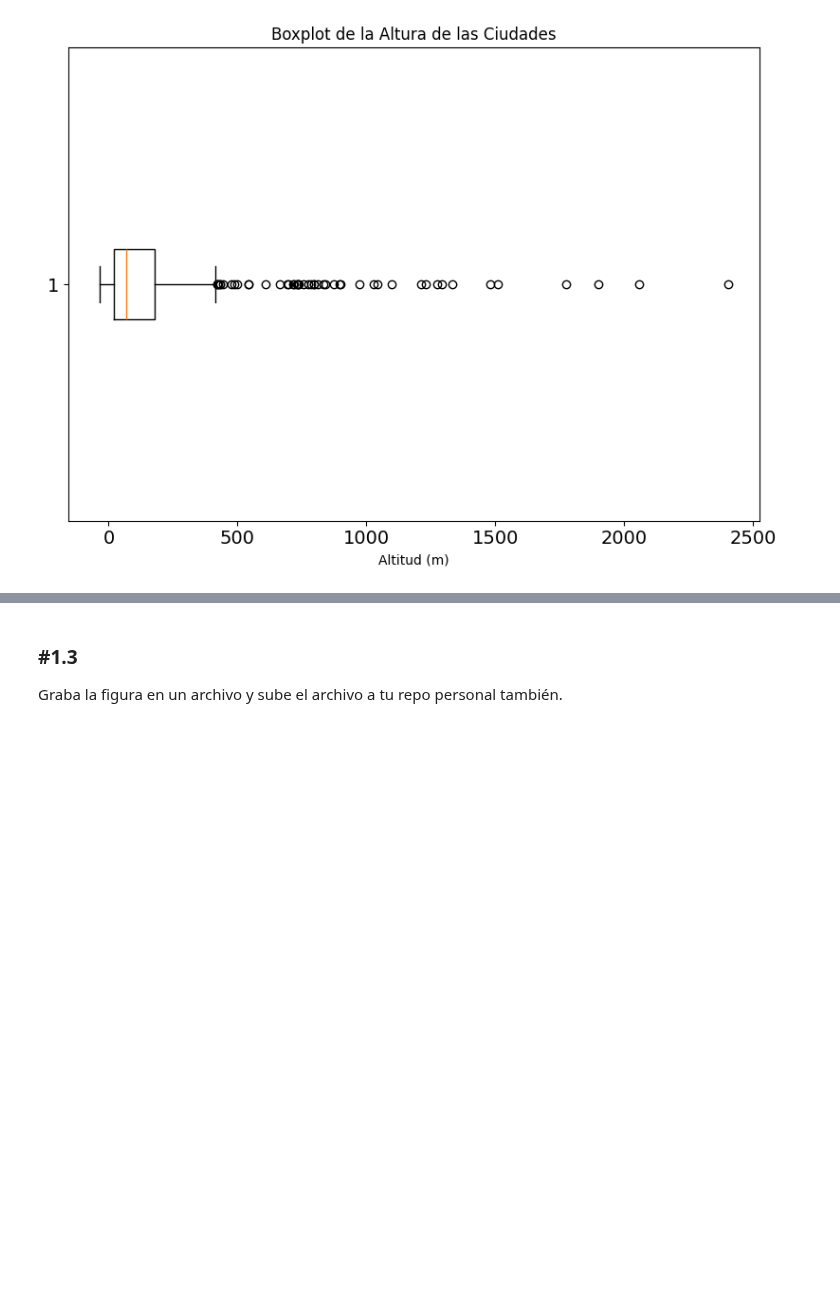
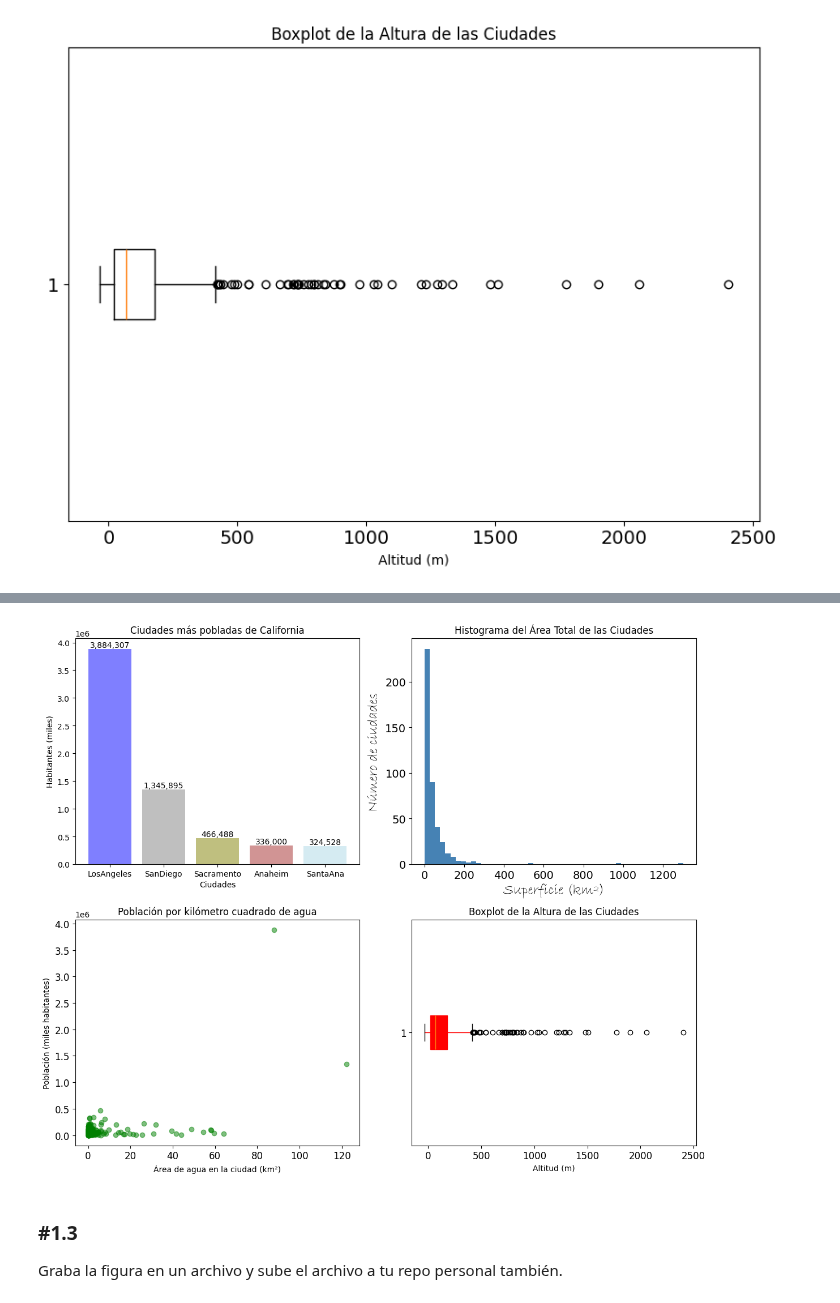
Before and after one commit to mariasanvals/DS_Online_Feb24_Exercises, a Jupyter notebook: 03_Analisis_de_Datos/Sprint_08/Unidad_01/Practica_Obligatoria/18_Practica_Obligatoria_Visualizacion_Basica.ipynb, the cells around one changed output, grey strips where cells are left out. Cells and saved outputs as stored; diff of their text form; code cells hidden in the pictures; blank space fills up the shorter version.

```diff
--- a/03_Analisis_de_Datos/Sprint_08/Unidad_01/Practica_Obligatoria/18_Practica_Obligatoria_Visualizacion_Basica.ipynb
+++ b/03_Analisis_de_Datos/Sprint_08/Unidad_01/Practica_Obligatoria/18_Practica_Obligatoria_Visualizacion_Basica.ipynb
@@ -159,3 +163,44 @@ plt.show()
+# %%
+# Crear una figura con 2 filas y 2 columnas para los subgráficos
+fig, axs = plt.subplots(2, 2, figsize=(12, 10))
+
+# Primer gráfico en la posición 0,0
+colors = ['blue', 'gray', 'olive', 'brown', 'lightblue']
+top_ciudades = df.nlargest(5, 'population_total')
+axs[0, 0].bar(top_ciudades['city'], top_ciudades['population_total'], color=colors, alpha=0.5)
+for i, (ciudad, poblacion) in enumerate(zip(top_ciudades['city'], top_ciudades['population_total'])):
+    axs[0, 0].text(ciudad, poblacion, f"{poblacion:,}", ha='center', va='bottom')
+axs[0, 0].set_xlabel("Ciudades")
+axs[0, 0].set_ylabel('Habitantes (miles)')
+axs[0, 0].set_title('Ciudades más pobladas de California')
+axs[0, 0].tick_params(axis='x', rotation=360) # Rotar las etiquetas del eje x
+axs[0, 0].tick_params(axis='both', labelsize=10) # Tamaño de las etiquetas
+
+# Segundo gráfico: en la posición 0,1
+axs[0, 1].hist(df['area_total_km2'], bins=50, color='steelblue', label="Hist Area")
+axs[0, 1].set_xlabel('Superficie (km²)',  fontname = "Bradley Hand itc", fontsize=18)
+axs[0, 1].set_ylabel('Número de ciudades',  fontname = "Bradley Hand itc", fontsize=18)
+axs[0, 1].set_title('Histograma del Área Total de las Ciudades')
+axs[0, 1].tick_params(axis='both', labelsize=14) # Tamaño de las etiquetas
+
+# Tercer gráfico: en la posición 1, 0
+axs[1, 0].scatter(df['area_water_km2'], df['population_total'], color='green', alpha=0.5)
+axs[1, 0].set_xlabel('Área de agua en la ciudad (km²)')
+axs[1, 0].set_ylabel('Población (miles habitantes)')
+axs[1, 0].set_title('Población por kilómetro cuadrado de agua')
+axs[1, 0].tick_params(axis='both', labelsize=12) # Tamaño de las etiquetas
+
+# Cuarto gráfico: en la posición 1,1
+axs[1, 1].boxplot(df['elevation_m'], vert=False, patch_artist=True, boxprops=dict(facecolor="red", color="red"), whiskerprops=dict(color="red"))
+axs[1, 1].set_xlabel('Altitud (m)')
+axs[1, 1].set_title('Boxplot de la Altura de las Ciudades')
+axs[1, 1].tick_params(axis='both', labelsize=12) # Tamaño de las etiquetas
+
+# Ajustar el diseño y mostrar la figura
+plt.tight_layout()
+plt.show()
+# %% [output]
+[figure, added]
 # %% [markdown]
 ### #1.3
 
```
Also changed, not shown: parts of 3 cells of this notebook, 1 other file.
